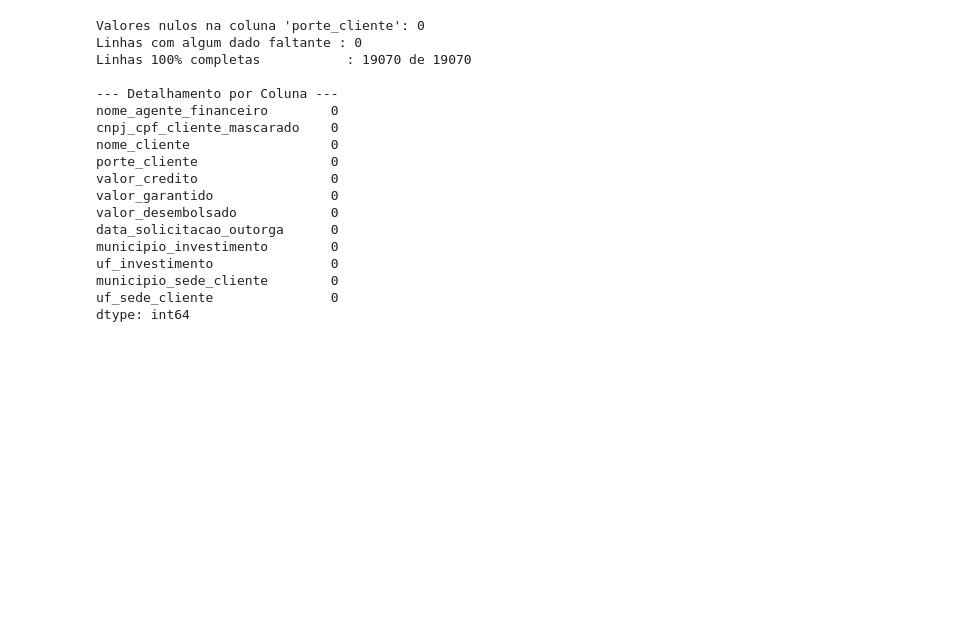
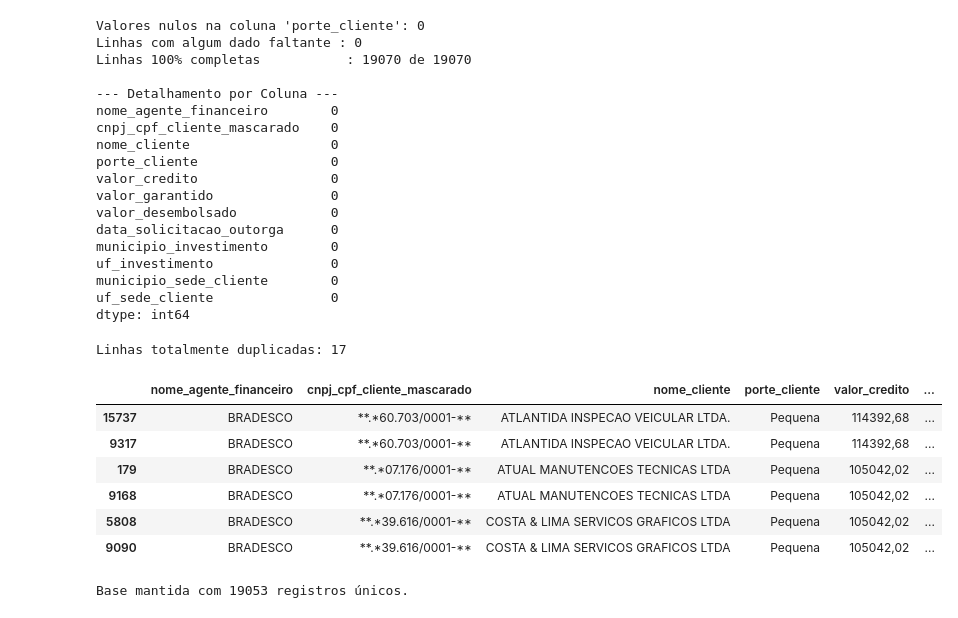
Before and after one commit to LUCASCAZANE/Proj1_Form_Cont_Caixa_Verso, a Jupyter notebook: 01_limpeza_e_tratamento.ipynb, the cells around one changed output. Saved outputs shown, nothing was run; the diff lists cells and outputs as text; code cells hidden in the pictures; blank space fills up the shorter version.

Commit message:
feat(analytics): adiciona verificacao e tratamento de registros duplicados na base

```diff
--- a/01_limpeza_e_tratamento.ipynb
+++ b/01_limpeza_e_tratamento.ipynb
@@ -98,3 +98,34 @@ uf_investimento               0
 municipio_sede_cliente        0
 uf_sede_cliente               0
 dtype: int64
+# %%
+# ---------------------------------------------------------
+# CHECAGEM DE LINHAS DUPLICADAS
+# ---------------------------------------------------------
+
+total_duplicadas = df_FG_Sebrae.duplicated().sum()
+print(f"Linhas totalmente duplicadas: {total_duplicadas}")
+
+# Caso existam duplicatas, exibe as primeiras para inspeção visual
+if total_duplicadas > 0:
+    duplicadas_df = df_FG_Sebrae[df_FG_Sebrae.duplicated(keep=False)].sort_values(
+        "nome_cliente"
+    )
+    display(duplicadas_df.head(6))
+else:
+    print("Nenhum registro duplicado encontrado na base.")
+# %% [output]
+Linhas totalmente duplicadas: 17
+|  | nome_agente_financeiro | cnpj_cpf_cliente_mascarado | nome_cliente | porte_cliente | valor_credito | ... |
+| 15737 | BRADESCO | **.*60.703/0001-** | ATLANTIDA INSPECAO VEICULAR LTDA. | Pequena | 114392,68 | ... |
+| 9317 | BRADESCO | **.*60.703/0001-** | ATLANTIDA INSPECAO VEICULAR LTDA. | Pequena | 114392,68 | ... |
+| 179 | BRADESCO | **.*07.176/0001-** | ATUAL MANUTENCOES TECNICAS LTDA | Pequena | 105042,02 | ... |
+| 9168 | BRADESCO | **.*07.176/0001-** | ATUAL MANUTENCOES TECNICAS LTDA | Pequena | 105042,02 | ... |
+| 5808 | BRADESCO | **.*39.616/0001-** | COSTA & LIMA SERVICOS GRAFICOS LTDA | Pequena | 105042,02 | ... |
+| 9090 | BRADESCO | **.*39.616/0001-** | COSTA & LIMA SERVICOS GRAFICOS LTDA | Pequena | 105042,02 | ... |
+# %%
+# Remove duplicatas
+df_FG_Sebrae = df_FG_Sebrae.drop_duplicates().copy()
+print(f"Base mantida com {len(df_FG_Sebrae)} registros únicos.")
+# %% [output]
+Base mantida com 19053 registros únicos.
```
